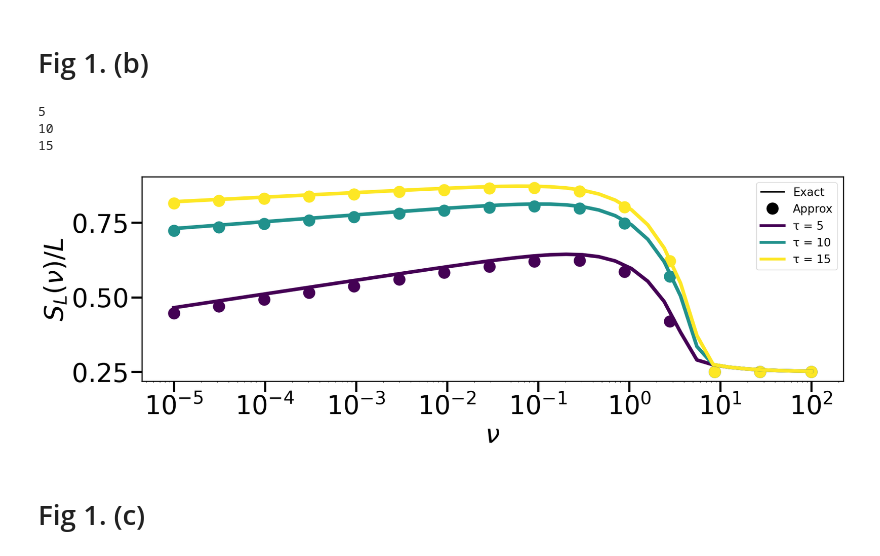
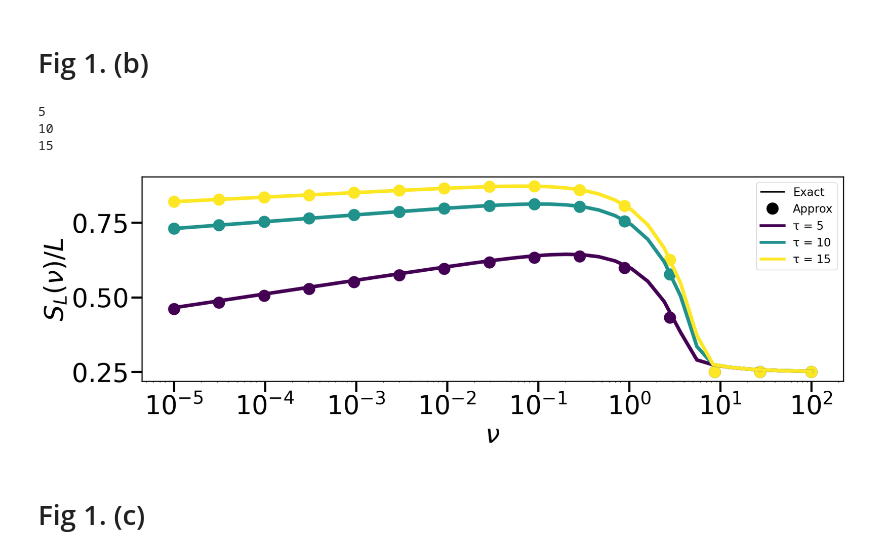
Before and after one commit to LeoReg/DGR_pop_dynamics, a Jupyter notebook: DGR_pop_dyn/main/Fast_dynamics_of_the_VR_population_at_fixed_TR.ipynb, the cells around one changed output. Saved outputs shown, nothing was run; the diff lists cells and outputs as text; code cells hidden in the pictures.

```diff
--- a/DGR_pop_dyn/main/Fast_dynamics_of_the_VR_population_at_fixed_TR.ipynb
+++ b/DGR_pop_dyn/main/Fast_dynamics_of_the_VR_population_at_fixed_TR.ipynb
@@ -119,7 +119,7 @@ def rInf(Hvec, mu, Q, tau):
 # === Parameters ===
 Q = 4
 Hvec = np.array([1.0] + [0.0]*(Q-1))
-taus = [1,5, 10, 20, 40]
+taus = [5, 10, 20, 40]
 dt=1e-2
 PopSize=10**8
 mu_list = np.logspace(-5, 2, 100)  # equivalent to ν in your Mathematica code
@@ -171,6 +171,7 @@ plt.xlabel(r"$\nu$")
 plt.ylabel(r"$S_1(\nu)$")
 plt.xscale("log")
 plt.tight_layout()
+plt.savefig('S_1_nu.svg')
 plt.show()
 # %% [output]
 [figure]
@@ -209,7 +210,7 @@ nu_list=np.logspace(-5,2,40)
 # === Compute theory curves ===
 theory_data = {}
 for tau in taus:
-    theory_data[tau] = np.maximum(L/Q,L-mu_list*(1-Q**(-L))+np.log(mu_list/Q**L/L)/tau)/L
+    theory_data[tau] = np.maximum(L/Q,L-mu_list*(1-Q**(-L))+np.log(2*mu_list/Q**L/L)/tau)/L
 
 
 
@@ -220,35 +221,35 @@ colors = plt.cm.viridis(np.linspace(0, 1, len(taus)))
 
 for color, tau in zip(colors, taus):
     print(tau)
     results=[r_inf_exact_Q4(L, tau, nu)/L for nu in nu_list]
     plt.semilogx(nu_list, results, '-', color=color)
 
     # --- Theory (points) ---
     # Subsample points for clarity
     idx = np.linspace(0, len(mu_list)-1, min(15, len(mu_list)), dtype=int)
     plt.scatter(np.array(mu_list)[idx], np.array(theory_data[tau])[idx],
                 color=color, marker='o')
 
 # --- Custom legend ---
 legend_lines = [Line2D([0], [0], color='k', lw=2, label='Exact'),
                 Line2D([0], [0], marker='o', color='w', markerfacecolor='k',
                        markeredgecolor='k', label='Approx')]
 
 tau_handles = [Line2D([0], [0], color=color, lw=4, label=f'τ = {tau}')
                for color, tau in zip(colors, taus)]
 
 plt.legend(handles=legend_lines + tau_handles)
 plt.xlabel(r"$\nu$")
 plt.ylabel(r"$S_L(\nu)/L$")
 plt.xscale("log")
 plt.tight_layout()
-#plt.savefig('Effective_Growth_VR_L10.svg')
+plt.savefig('Effective_Growth_VR_L10.svg')
 plt.show()
 # %% [output]
 5
 10
 15
-[figure, old version]
+[figure, new version]
 # %% [markdown]
 # Fig 1. (c)
 # %%
```
Also changed, not shown: 1 other file.
